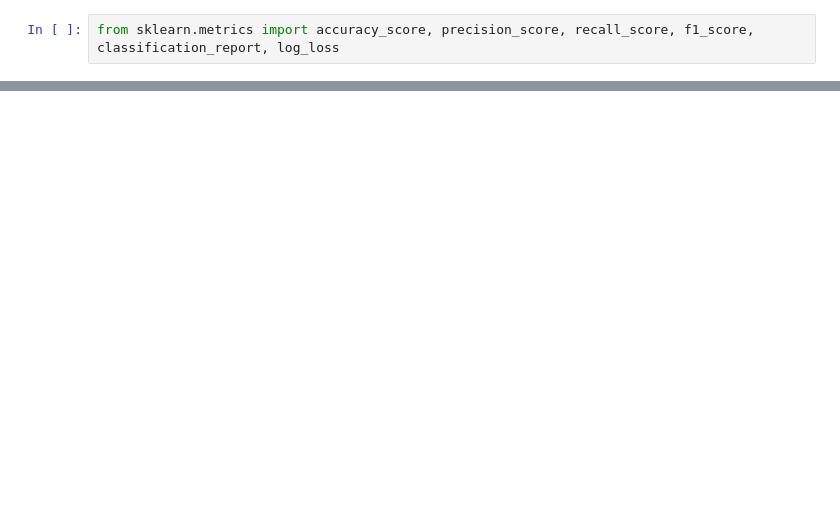
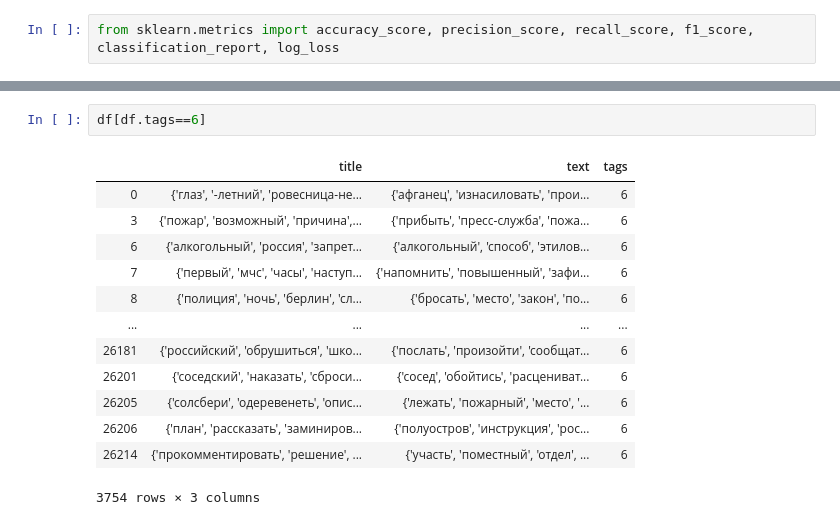
Before and after one commit to dokapoka/paper_text_classification, a Jupyter notebook: text_classification_code.ipynb, the cells around one changed output, grey strips where cells are left out. Cells and saved outputs as stored; diff of their text form; blank space fills up the shorter version.

```diff
--- a/text_classification_code.ipynb
+++ b/text_classification_code.ipynb
@@ -680,0 +704,16 @@ weighted avg       0.56      0.54      0.51     13521
+# %%
+df[df.tags==6]
+# %% [output]
+|  | title | text | tags |
+| 0 | {'глаз', '-летний', 'ровесница-не... | {'афганец', 'изнасиловать', 'прои... | 6 |
+| 3 | {'пожар', 'возможный', 'причина',... | {'прибыть', 'пресс-служба', 'пожа... | 6 |
+| 6 | {'алкогольный', 'россия', 'запрет... | {'алкогольный', 'способ', 'этилов... | 6 |
+| 7 | {'первый', 'мчс', 'часы', 'наступ... | {'напомнить', 'повышенный', 'зафи... | 6 |
+| 8 | {'полиция', 'ночь', 'берлин', 'сл... | {'бросать', 'место', 'закон', 'по... | 6 |
+| ... | ... | ... | ... |
+| 26181 | {'российский', 'обрушиться', 'шко... | {'послать', 'произойти', 'сообщат... | 6 |
+| 26201 | {'соседский', 'наказать', 'сброси... | {'сосед', 'обойтись', 'расцениват... | 6 |
+| 26205 | {'солсбери', 'одеревенеть', 'опис... | {'лежать', 'пожарный', 'место', '... | 6 |
+| 26206 | {'план', 'рассказать', 'заминиров... | {'полуостров', 'инструкция', 'рос... | 6 |
+| 26214 | {'прокомментировать', 'решение', ... | {'участь', 'поместный', 'отдел', ... | 6 |
+3754 rows × 3 columns
```
Also changed, not shown: parts of 25 cells of this notebook, 4 other files.
